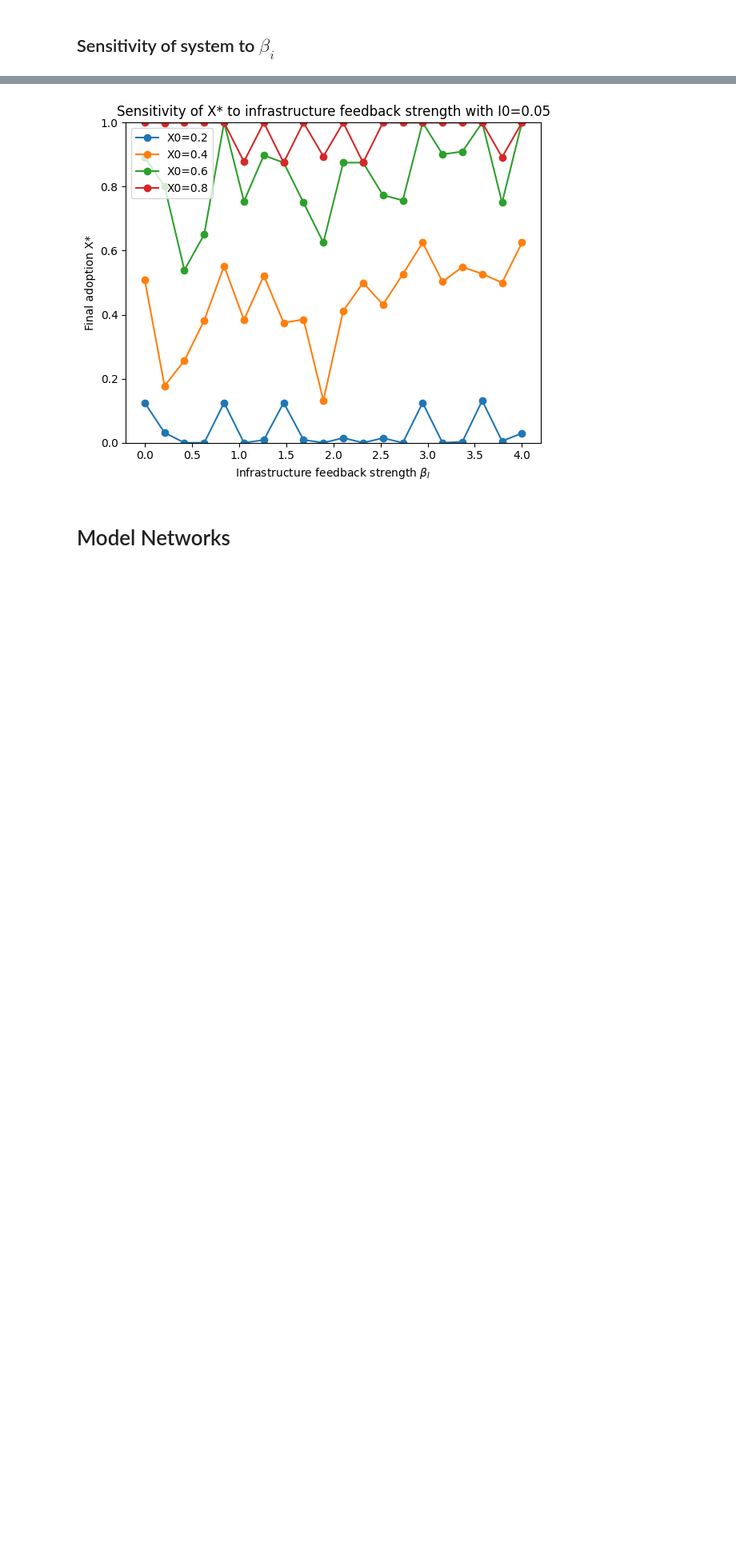
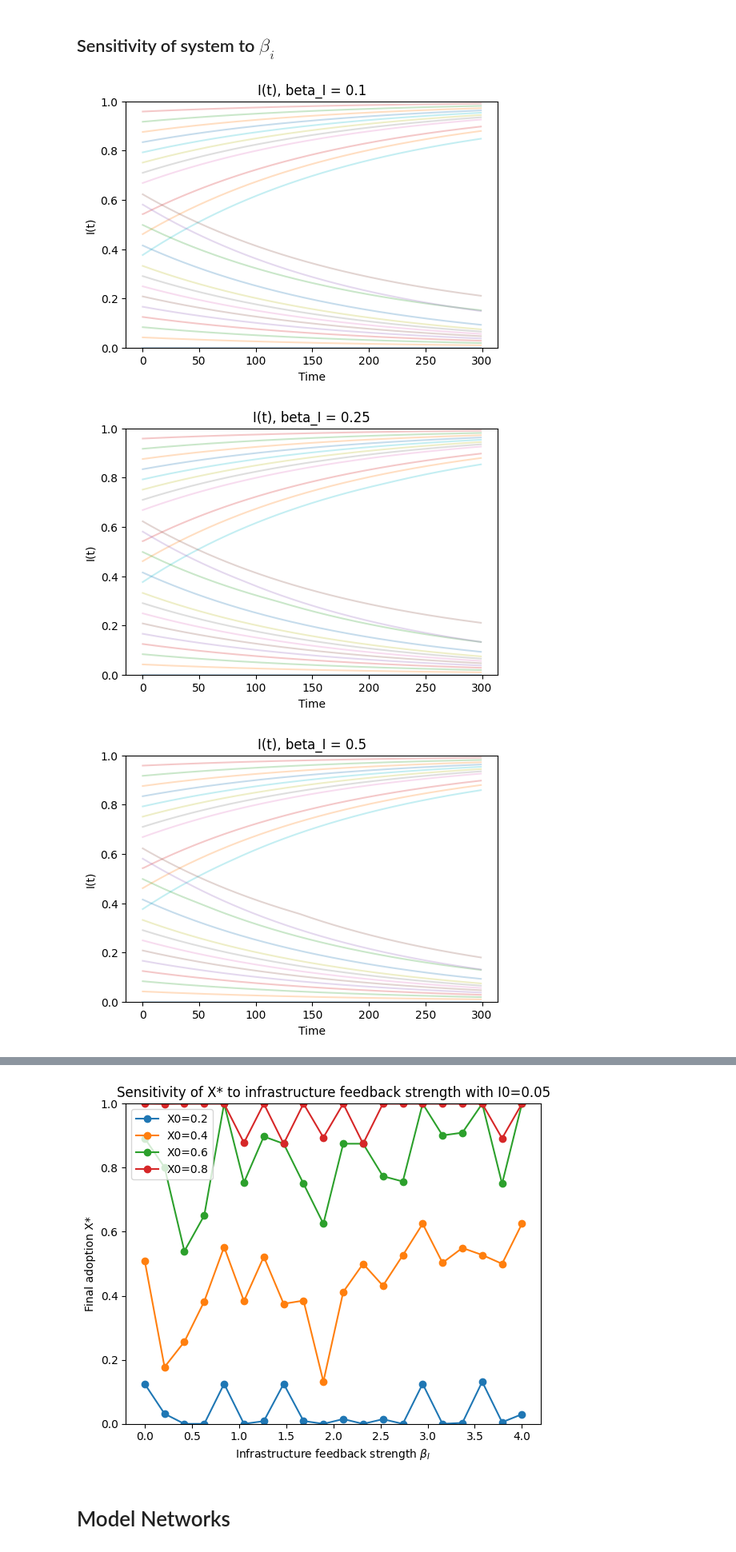
Before and after one commit to leoncaballer/Model-Based-Decisions-Code, a Jupyter notebook: Assignment 3 copy/new_notebook.ipynb, the cells around one changed output, grey strips where cells are left out. Shown at 80% size. Cells and saved outputs as stored; diff of their text form; code cells hidden in the pictures; blank space fills up the shorter version.

```diff
--- a/Assignment 3 copy/new_notebook.ipynb
+++ b/Assignment 3 copy/new_notebook.ipynb
@@ -161,2 +170,35 @@ plt.show()
 # %% [markdown]
 ## Sensitivity of system to $\beta_i$
+# %%
+for beta in [0.10, 0.25, 0.5, 1.0, 2.0, 4.0]:
+
+    plt.figure(figsize=(6, 4))
+
+    for X0, I0 in zip(np.linspace(0, 1, 25), np.linspace(0, 1, 25)):
+        _, I, _ = run_timeseries_trial(
+            T=300,
+            scenario_kwargs={
+                "ratio": 2.3,
+                "beta_I": beta,
+                "b": 1.0,
+                "g_I": 0.005,
+                "I0": I0,
+                "X0_frac": X0,
+                "network_type": "BA",
+                "n_nodes": 250,
+                "m": 2,
+                "collect": True,
+            },
+            seed=int(X0 * 1000 + I0 * 100)
+        )
+        plt.plot(I, alpha=0.25)
+
+    plt.title(f"I(t), beta_I = {beta}")
+    plt.xlabel("Time")
+    plt.ylabel("I(t)")
+    plt.ylim(0, 1)
+    plt.show()
+# %% [output]
+[figure, added]
+[figure, added]
+[figure, added]
```
Also changed, not shown: parts of 21 cells of this notebook, 12 other files.
